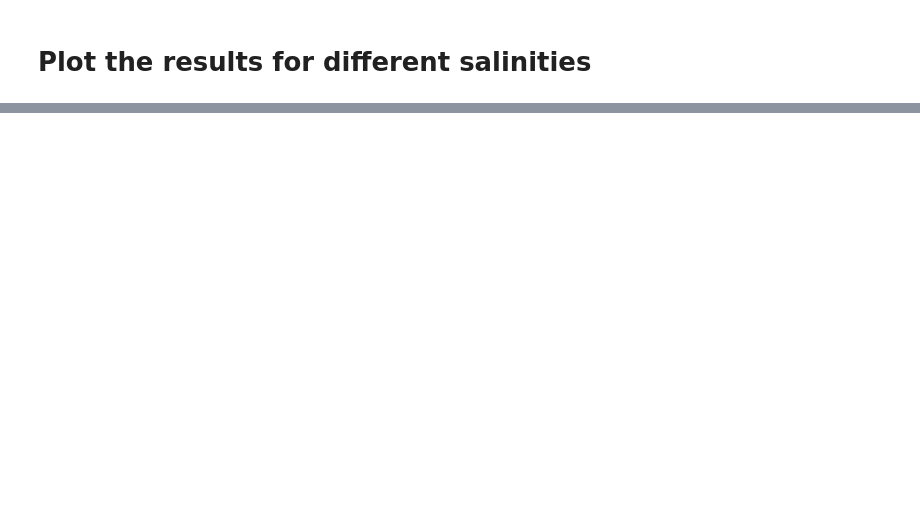
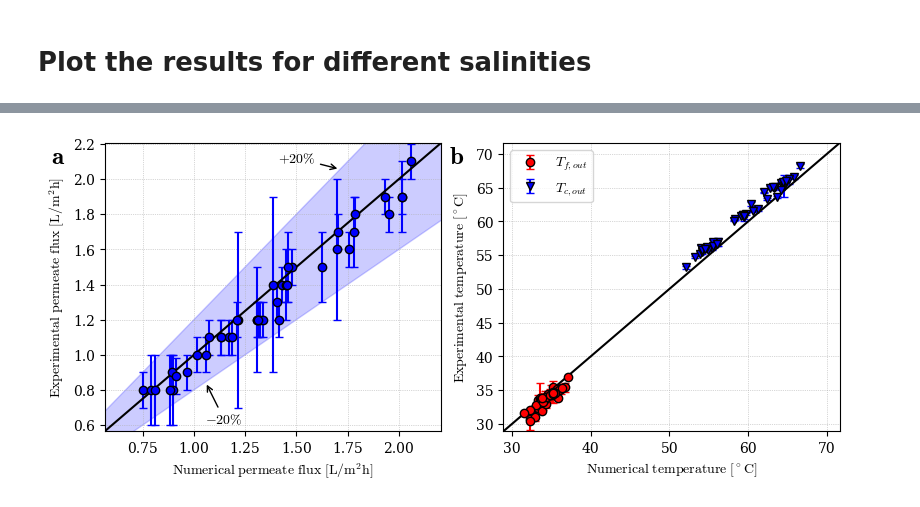
Before and after one commit to LucasPimentaM/reavaliacao_desal, a Jupyter notebook: runs.ipynb, the cells around one changed output, grey strips where cells are left out. Saved outputs shown, nothing was run; the diff lists cells and outputs as text; code cells hidden in the pictures; blank space fills up the shorter version.

```diff
--- a/runs.ipynb
+++ b/runs.ipynb
@@ -311,0 +339,89 @@ figval.savefig(figures_dir + 'validation_salinity.svg', dpi=image_resolution, bb
+# %%
+# 3. Recalcula os limites do fluxo de permeado
+min_mass_flux_final = 0.75 * np.nanmin([np.nanmin(flux_x[final_mask]), np.nanmin(flux_y[final_mask])])
+max_mass_flux_final = 1.05 * np.nanmax([np.nanmax(flux_x[final_mask]), np.nanmax(flux_y[final_mask])])
+
+# AJUSTE: Linha base parte de 0 até um valor muito maior, cruzando toda a tela
+mass_flux_line_final = np.linspace(0, max_mass_flux_final * 1.5, 100)
+
+# 4. Recalcula os limites de temperatura
+temp_values_final = np.concatenate([
+    hot_x[final_mask], hot_y[final_mask],
+    cold_x[final_mask], cold_y[final_mask]
+])
+min_temp_final = 0.95 * np.nanmin(temp_values_final)
+max_temp_final = 1.05 * np.nanmax(temp_values_final)
+
+# AJUSTE: Fazemos o mesmo para a reta de temperaturas
+temp_line_final = np.linspace(0, max_temp_final * 1.5, 100)
+
+# 5. Configura a figura com dois gráficos (1 linha, 2 colunas)
+fig_final, axs_final = plt.subplots(nrows=1, ncols=2, figsize=(8.0, 3.5), layout='constrained')
+
+# ----------------- Gráfico a: Fluxo de Permeado (Desvio <= 20%) -----------------
+axs_final[0].errorbar(
+    flux_x[final_mask],
+    flux_y[final_mask],
+    yerr=flux_err[final_mask],
+    marker=markers[0], markersize=marker_size, markeredgecolor='black',
+    color=colors[0], capsize=cap_size, linestyle='None'
+)
+axs_final[0].plot(mass_flux_line_final, mass_flux_line_final, color='black')
+axs_final[0].fill_between(mass_flux_line_final, 0.8 * mass_flux_line_final, 1.2 * mass_flux_line_final, color='blue', alpha=0.2)
+
+# AJUSTE: Coordenadas calculadas dinamicamente com base na área visível
+# Pegamos pontos que estão a 30% (para o -20%) e a 70% (para o +20%) da janela visível
+x_range = max_mass_flux_final - min_mass_flux_final
+x_down = min_mass_flux_final + 0.30 * x_range
+x_up = min_mass_flux_final + 0.70 * x_range
+
+axs_final[0].annotate(r'$\mathrm{+20\%}$', xy=(x_up, 1.2 * x_up),
+                      xytext=(-45, 5), textcoords='offset points', arrowprops=dict(arrowstyle='->'))
+axs_final[0].annotate(r'$\mathrm{-20\%}$', xy=(x_down, 0.8 * x_down),
+                      xytext=(0, -30), textcoords='offset points', arrowprops=dict(arrowstyle='->'))
+
+# AJUSTE: Trava os eixos firmemente para recortar as sobras da linha e evitar margens em branco
+axs_final[0].set_xlim(min_mass_flux_final, max_mass_flux_final)
+axs_final[0].set_ylim(min_mass_flux_final, max_mass_flux_final)
+axs_final[0].grid(linestyle='dotted', linewidth=0.5)
+axs_final[0].set_xlabel(r'$\mathrm{Numerical\ permeate\ flux\ [L/m^2h]}$')
+axs_final[0].set_ylabel(r'$\mathrm{Experimental\ permeate\ flux\ [L/m^2h]}$')
+
+# ----------------- Gráfico b: Temperaturas -----------------
+axs_final[1].errorbar(
+    hot_x[final_mask],
+    hot_y[final_mask],
+    yerr=hot_err[final_mask],
+    marker=markers[0], markersize=marker_size, markeredgecolor='black',
+    color=colors[1], capsize=cap_size, label=r'$T_{f,out}$', linestyle='None'
+)
+axs_final[1].errorbar(
+    cold_x[final_mask],
+    cold_y[final_mask],
+    yerr=cold_err[final_mask],
+    marker=markers[1], markersize=marker_size, markeredgecolor='black',
+    color=colors[0], capsize=cap_size, label=r'$T_{c,out}$', linestyle='None'
+)
+axs_final[1].plot(temp_line_final, temp_line_final, color='black')
+axs_final[1].set_xlim(min_temp_final, max_temp_final)
+axs_final[1].set_ylim(min_temp_final, max_temp_final)
+axs_final[1].legend(fontsize=fontsize_legend)
+axs_final[1].grid(linestyle='dotted', linewidth=0.5)
+axs_final[1].set_xlabel(r'$\mathrm{Numerical\ temperature\ [^\circ C]}$')
+axs_final[1].set_ylabel(r'$\mathrm{Experimental\ temperature\ [^\circ C]}$')
+
+# ----------------- Formatação Final e Salvamento -----------------
+axs_final[0].text(-0.16, 0.93, r'$\mathbf{a}$', transform=axs_final[0].transAxes, fontsize=fontsize_text, fontweight='bold')
+axs_final[1].text(-0.16, 0.93, r'$\mathbf{b}$', transform=axs_final[1].transAxes, fontsize=fontsize_text, fontweight='bold')
+
+fig_final.savefig(figures_dir + 'validation_strict_20_percent_fixed.svg', dpi=image_resolution, bbox_inches='tight', pad_inches=0.01)
+
+plt.show()
+
+# 6. Imprime a quantidade
+qtd_final = final_mask.sum()
+print(f"Total de experimentos com informações completas e desvio <= 20%: {qtd_final}")
+print(f"-> O gráfico 'a' possui {qtd_final} pontos plotados.")
+print(f"-> O gráfico 'b' possui {qtd_final * 2} pontos plotados ({qtd_final} de Tf,out e {qtd_final} de Tc,out).")
+# %% [output]
+[figure, added]
```
Also changed, not shown: parts of 9 cells of this notebook, 4 other files.
